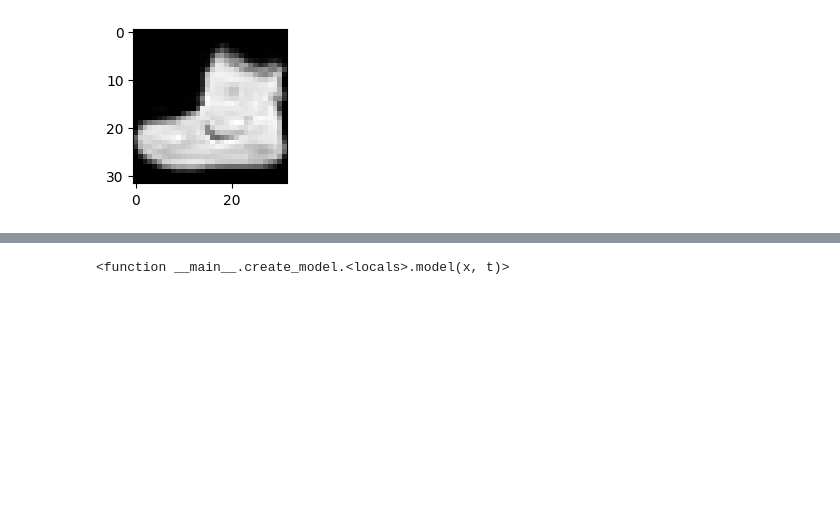
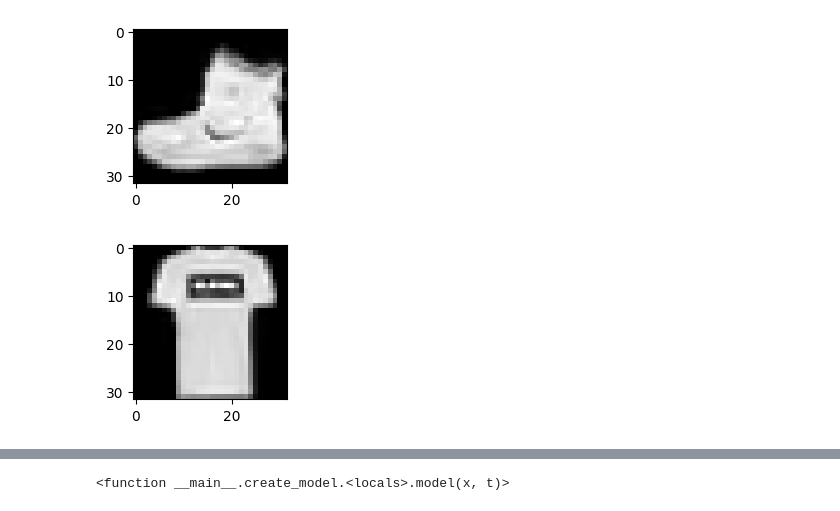
Before and after one commit to ericflip/ddpm, a Jupyter notebook: ddpm/sampling.ipynb, the cells around one changed output, grey strips where cells are left out. Drawn from its saved outputs; the diff is of its cells as text; code cells hidden in the pictures; blank space fills up the shorter version.

```diff
--- a/ddpm/sampling.ipynb
+++ b/ddpm/sampling.ipynb
@@ -19,11 +19,11 @@ dataset = FashionMNIST(root=path, train=True, download=True, transform=v2.Compos
     v2.Resize((32, 32))
 ]))
 
-dataloader = DataLoader(dataset, batch_size=1)
+dataloader = DataLoader(dataset, batch_size=2)
 # %%
 def display_image(img):
     """
-    batch: (C, H, W)
+    batch: (1, C, H, W)
     """
     figure(figsize=(2, 2))
     img = img.permute((1, 2, 0))
@@ -38,3 +30,0 @@ display_image(img)
-# %%
-batch = dataset[i][0].unsqueeze(0)
-batch.shape
@@ -47,3 +41,7 @@ display_image(z[0])
 # %% [output]
 [figure]
+# %%
+display_image(X[1])
+# %% [output]
+[figure, added]
 # %%
```
Also changed, not shown: parts of 27 cells of this notebook, 9 other files.
